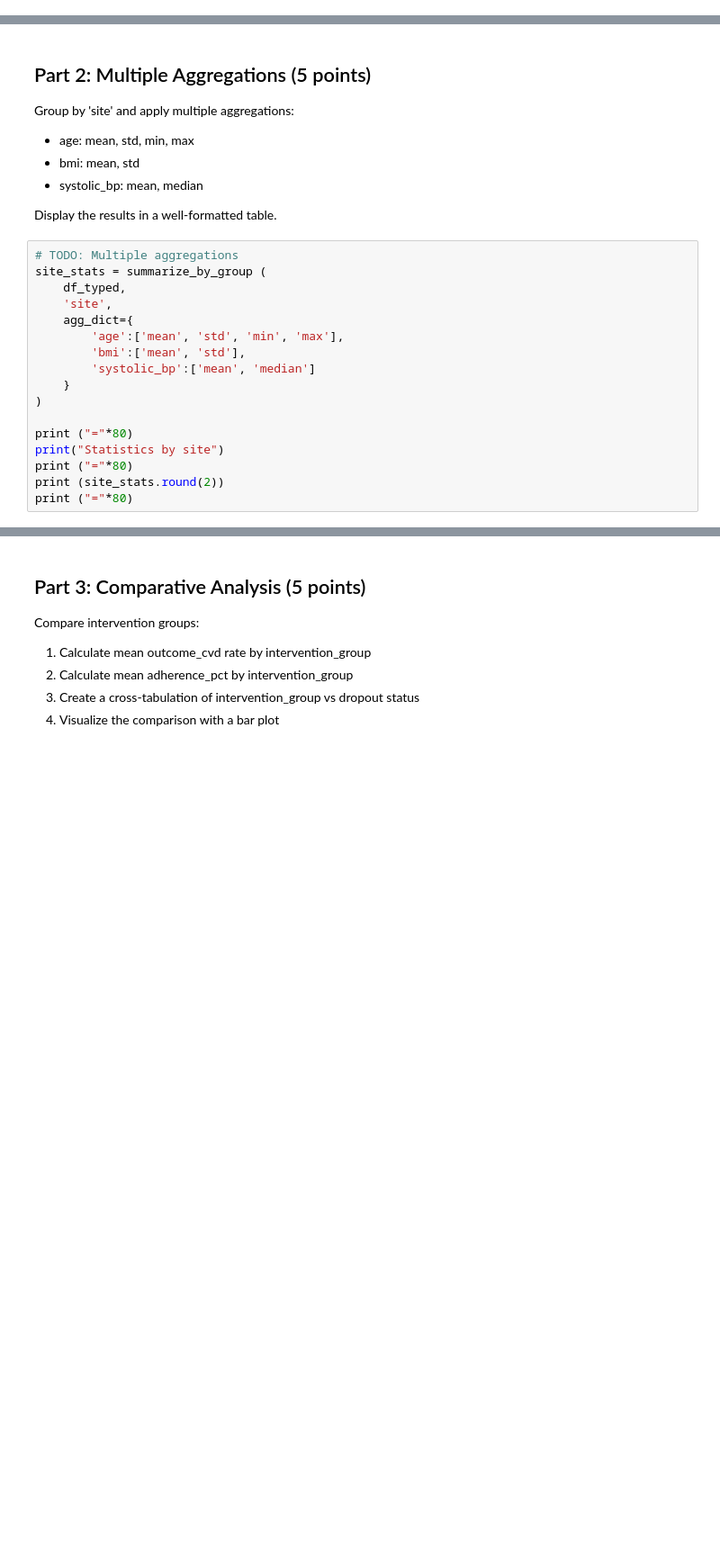
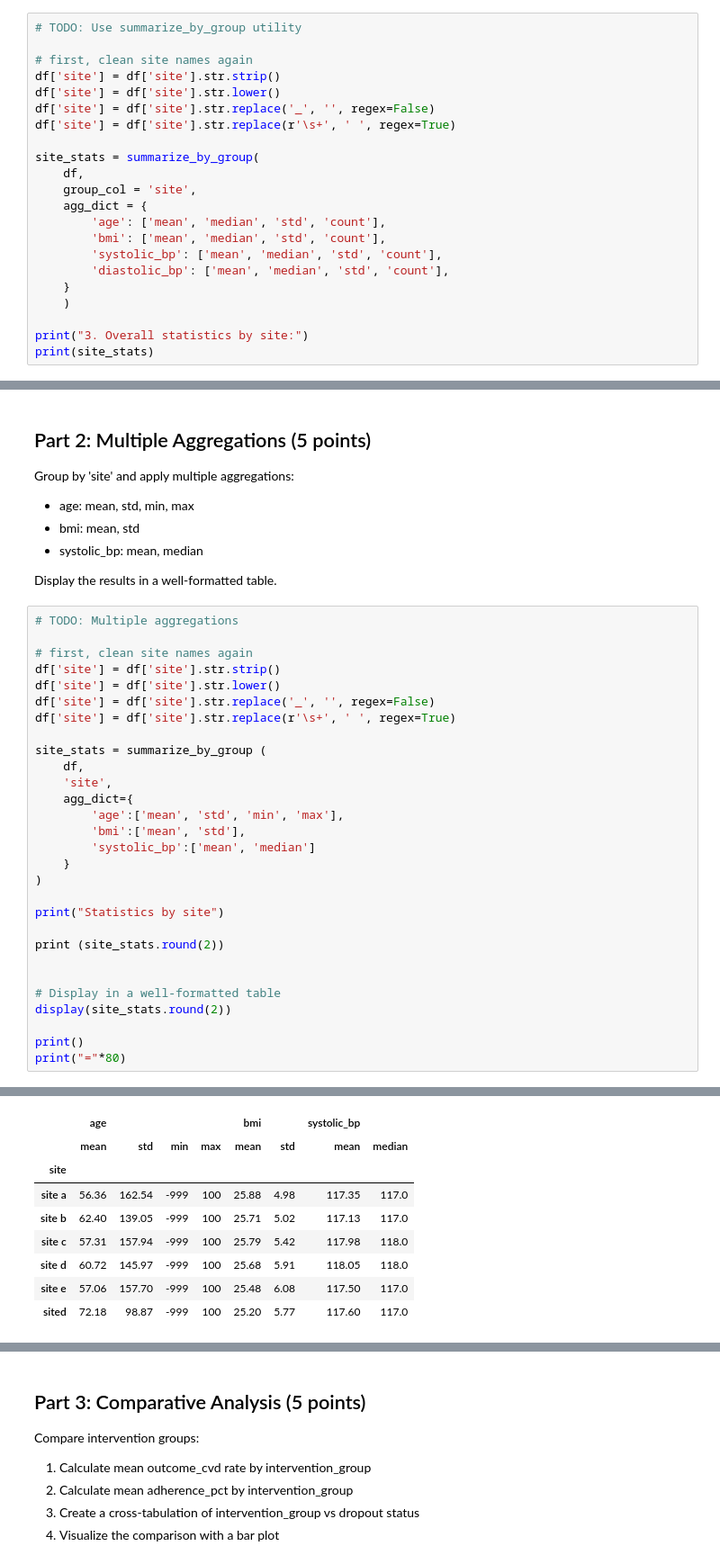
Before and after one commit to UCSF-DataSci/ds217-midterm-cshiu, a Jupyter notebook: q7_aggregation.ipynb, the cells around one changed output, grey strips where cells are left out. Shown at 90% size. Cells and saved outputs as stored; diff of their text form; blank space fills up the shorter version.

```diff
--- a/q7_aggregation.ipynb
+++ b/q7_aggregation.ipynb
@@ -72,0 +95,22 @@ print(site_stats)
+# %%
+# TODO: Use summarize_by_group utility
+
+# first, clean site names again
+df['site'] = df['site'].str.strip()
+df['site'] = df['site'].str.lower()
+df['site'] = df['site'].str.replace('_', '', regex=False)
+df['site'] = df['site'].str.replace(r'\s+', ' ', regex=True)
+
+site_stats = summarize_by_group(
+    df,
+    group_col = 'site',
+    agg_dict = {
+        'age': ['mean', 'median', 'std', 'count'],
+        'bmi': ['mean', 'median', 'std', 'count'],
+        'systolic_bp': ['mean', 'median', 'std', 'count'],
+        'diastolic_bp': ['mean', 'median', 'std', 'count'],
+    }
+    )
+
+print("3. Overall statistics by site:")
+print(site_stats)
@@ -81,8 +143,15 @@ Group by 'site' and apply multiple aggregations:
 Display the results in a well-formatted table.
 # %%
 # TODO: Multiple aggregations
+
+# first, clean site names again
+df['site'] = df['site'].str.strip()
+df['site'] = df['site'].str.lower()
+df['site'] = df['site'].str.replace('_', '', regex=False)
+df['site'] = df['site'].str.replace(r'\s+', ' ', regex=True)
+
 site_stats = summarize_by_group (
-    df_typed,
+    df,
     'site',
     agg_dict={
         'age':['mean', 'std', 'min', 'max'],
@@ -91,8 +160,14 @@ site_stats = summarize_by_group (
     }
 )
 
-print ("="*80)
 print("Statistics by site")
-print ("="*80)
+
 print (site_stats.round(2))
-print ("="*80)
+
+
+# Display in a well-formatted table
+display(site_stats.round(2))
+
+print()
+print("="*80)
+# %% [output]
@@ -98,0 +184,9 @@ print ("="*80)
+|  | age |  |  |  | bmi |  | systolic_bp |  |
+|  | mean | std | min | max | mean | std | mean | median |
+| site |  |  |  |  |  |  |  |  |
+| site a | 56.36 | 162.54 | -999 | 100 | 25.88 | 4.98 | 117.35 | 117.0 |
+| site b | 62.40 | 139.05 | -999 | 100 | 25.71 | 5.02 | 117.13 | 117.0 |
+| site c | 57.31 | 157.94 | -999 | 100 | 25.79 | 5.42 | 117.98 | 118.0 |
+| site d | 60.72 | 145.97 | -999 | 100 | 25.68 | 5.91 | 118.05 | 118.0 |
+| site e | 57.06 | 157.70 | -999 | 100 | 25.48 | 6.08 | 117.50 | 117.0 |
+| sited | 72.18 | 98.87 | -999 | 100 | 25.20 | 5.77 | 117.60 | 117.0 |
```
Also changed, not shown: parts of 15 cells of this notebook, 3 other files.
